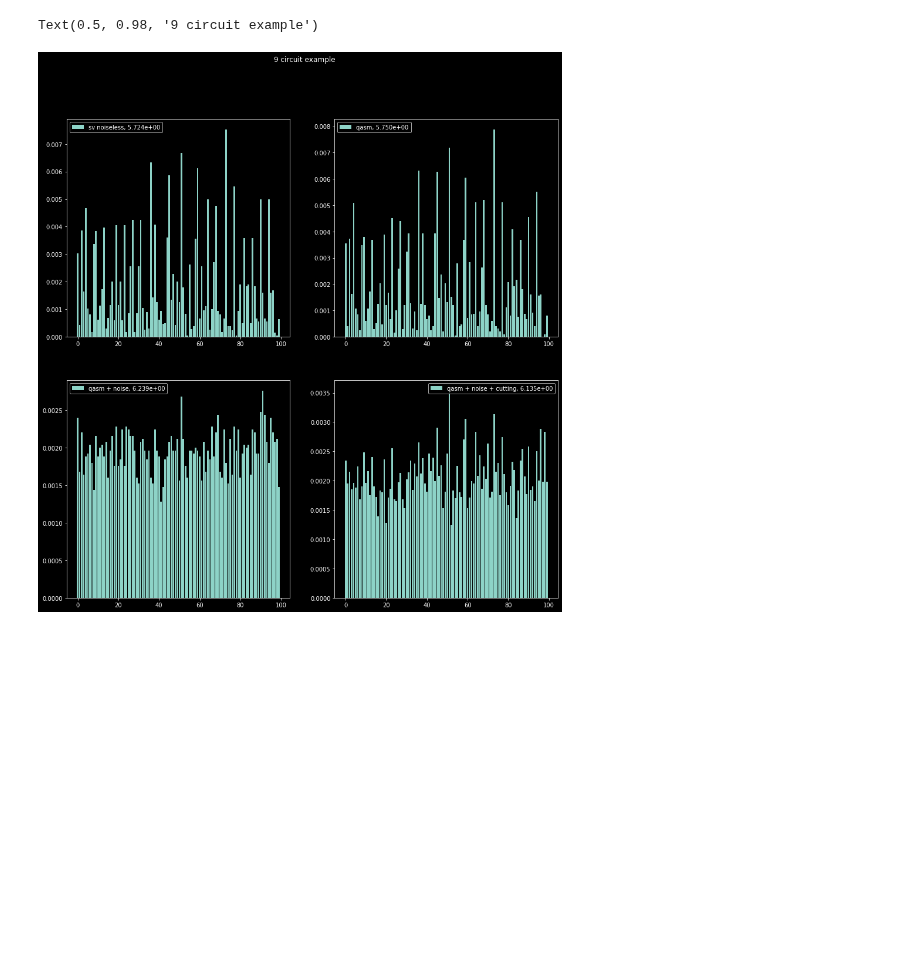
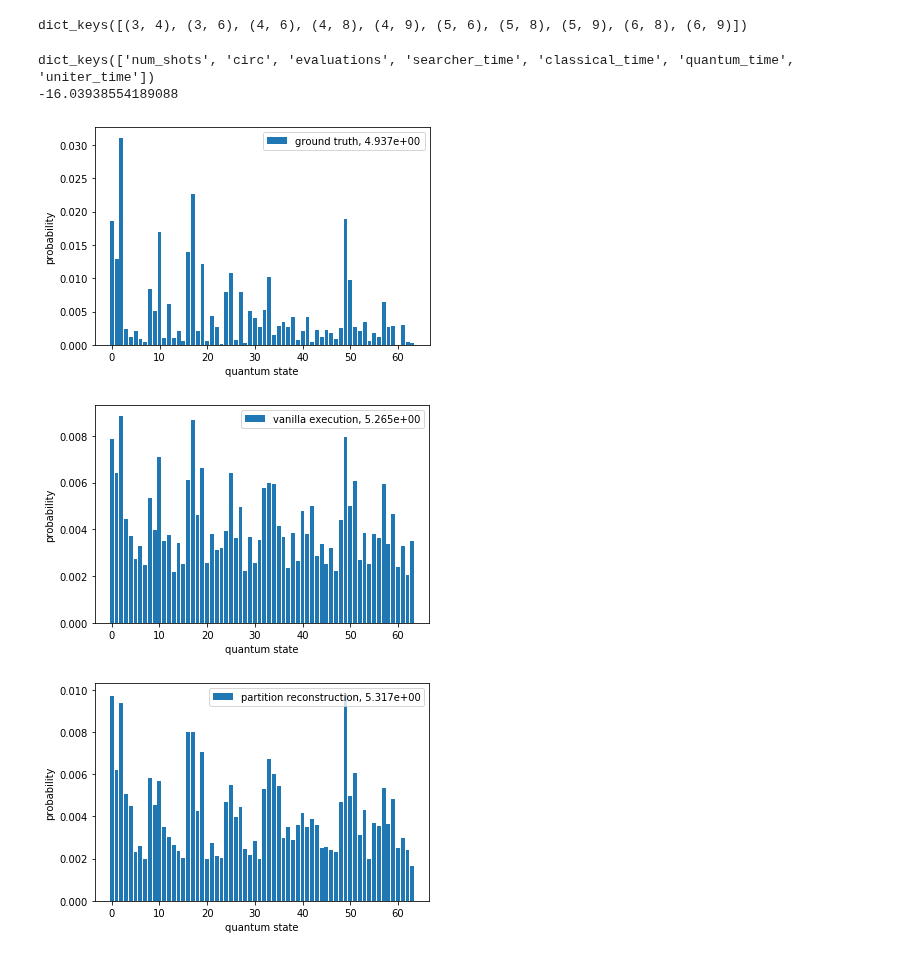
Before and after one commit to teaguetomesh/dqva-and-circuit-cutting, a Jupyter notebook: ce_visualization.ipynb, the cells around one changed output. Cells and saved outputs as stored; diff of their text form; code cells hidden in the pictures; blank space fills up the shorter version.

```diff
--- a/ce_visualization.ipynb
+++ b/ce_visualization.ipynb
@@ -28,31 +1,74 @@ while 1:
+# %%
+import pickle
+import matplotlib.pyplot as plt
+import numpy as np
+from helper_fun import cross_entropy
+
+f = open('./benchmark_data/quantum_plotter_input_sametotal.p', 'rb' )
+benchmarks = pickle.load(f)
+print(benchmarks.keys())
+# %% [output]
+dict_keys([(3, 4), (3, 6), (4, 6), (4, 8), (4, 9), (5, 6), (5, 8), (5, 9), (6, 8), (6, 9)])
 # %%
-circuit_idx = 1
-repetition_idx = 0
-benchmark = benchmarks[repetition_idx][circuit_idx]
-num_shots,searcher_time,circ,evaluations,classical_time,quantum_time,uniter_time = benchmark
+case = (6,9)
+benchmark = benchmarks[case]
+print(benchmark.keys())
+evaluations = benchmark['evaluations']
+circ = benchmark['circ']
 d1 = evaluations['sv_noiseless']
 d2 = evaluations['qasm']
 d3 = evaluations['qasm+noise']
 d4 = evaluations['qasm+noise+cutting']
 
-plot_range = 100
+reduction = 100*(cross_entropy(d1,d3)-cross_entropy(d1,d4))/(cross_entropy(d1,d3)-cross_entropy(d1,d1))
+print(reduction)
+
+plot_range = min(64,len(d1))
 x = np.arange(len(d1))[:plot_range]
 
-plt.figure(figsize=(15,15))
-plt.subplot(221)
-plt.bar(x,height=d1[:plot_range],label='sv noiseless, %.3e'%cross_entropy(d1,d1))
+plt.figure()
+plt.bar(x,height=d1[:plot_range],label='ground truth, %.3e'%cross_entropy(d1,d1))
+plt.xlabel('quantum state')
+plt.ylabel('probability')
 plt.legend()
-plt.subplot(222)
-plt.bar(x,height=d2[:plot_range],label='qasm, %.3e'%cross_entropy(d1,d2))
+plt.savefig('ground_truth_eg.png')
+
+plt.figure()
+plt.bar(x,height=d3[:plot_range],label='vanilla execution, %.3e'%cross_entropy(d1,d3))
+plt.xlabel('quantum state')
+plt.ylabel('probability')
 plt.legend()
-plt.subplot(223)
-plt.bar(x,height=d3[:plot_range],label='qasm + noise, %.3e'%cross_entropy(d1,d3))
+plt.savefig('vanilla_execution_eg.png')
+
+plt.figure()
+plt.bar(x,height=d4[:plot_range],label='partition reconstruction, %.3e'%cross_entropy(d1,d4))
+plt.xlabel('quantum state')
+plt.ylabel('probability')
 plt.legend()
-plt.subplot(224)
-plt.bar(x,height=d4[:plot_range],label='qasm + noise + cutting, %.3e'%cross_entropy(d1,d4))
-plt.legend()
-plt.suptitle('%d circuit example'%len(circ.qubits))
+plt.savefig('partition_reconstruction_eg.png')
+
+# plt.figure(figsize=(15,5))
+# plt.subplot(131)
+# plt.bar(x,height=d1[:plot_range],label='ground truth, %.3e'%cross_entropy(d1,d1))
+# plt.xlabel('quantum state')
+# plt.ylabel('probability')
+# plt.legend()
+# # plt.subplot(222)
+# # plt.bar(x,height=d2[:plot_range],label='qasm, %.3e'%cross_entropy(d1,d2))
+# # plt.legend()
+# plt.subplot(132)
+# plt.bar(x,height=d3[:plot_range],label='vanilla execution, %.3e'%cross_entropy(d1,d3))
+# plt.xlabel('quantum state')
+# plt.legend()
+# plt.subplot(133)
+# plt.bar(x,height=d4[:plot_range],label='partition reconstruction, %.3e'%cross_entropy(d1,d4))
+# plt.xlabel('quantum state')
+# plt.legend()
+# plt.suptitle('%d-qubit supremacy circuit example, reduction = %.2f%%'%(len(circ.qubits),reduction))
 # plt.savefig('ce_reduction_eg.png')
 # %% [output]
-Text(0.5, 0.98, '9 circuit example')
+dict_keys(['num_shots', 'circ', 'evaluations', 'searcher_time', 'classical_time', 'quantum_time', 'uniter_time'])
+-16.03938554189088
-[figure, old version]
+[figure, new version]
+[figure, added]
+[figure, added]
```
Also changed, not shown: parts of 1 cell of this notebook, 10 other files.
